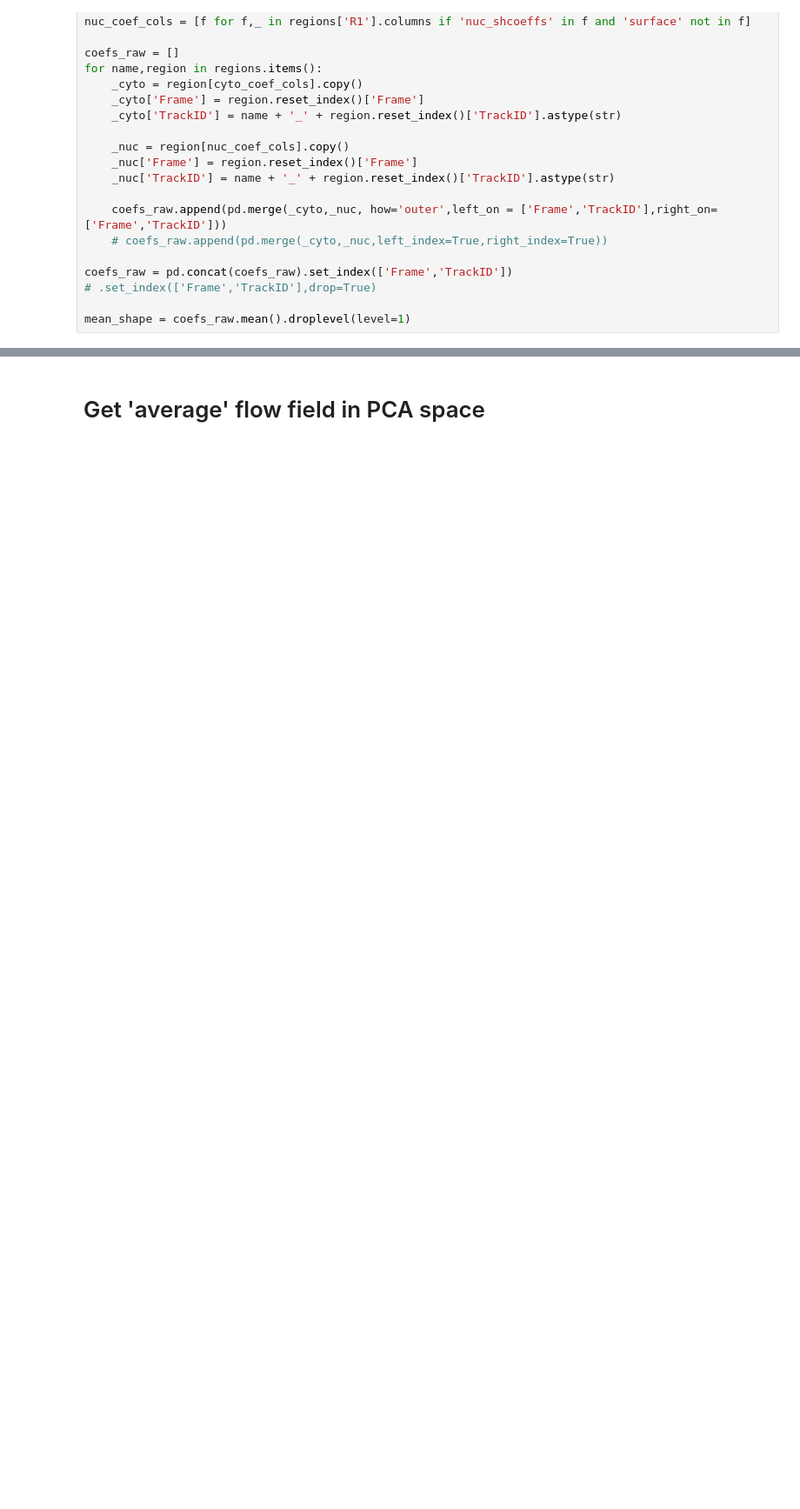
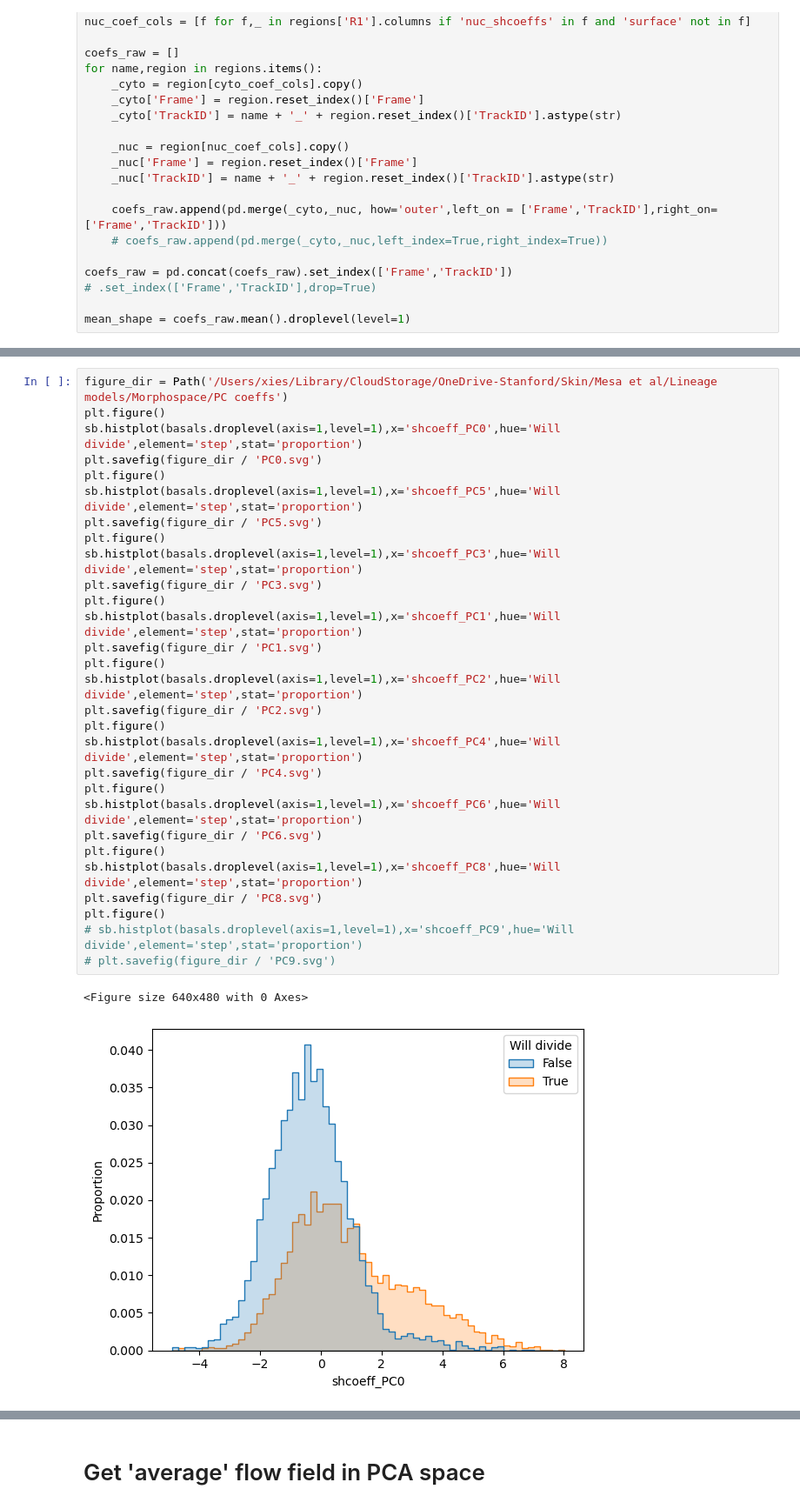
Before and after one commit to xies/mouse_skin_size_control, a Jupyter notebook: differentiation_analysis/morphometrics/visualize_PCA_space.ipynb, the cells around one changed output, grey strips where cells are left out. Shown at 87% size. Drawn from its saved outputs; the diff is of its cells as text; blank space fills up the shorter version.

```diff
--- a/differentiation_analysis/morphometrics/visualize_PCA_space.ipynb
+++ b/differentiation_analysis/morphometrics/visualize_PCA_space.ipynb
@@ -86,0 +133,32 @@ components
+# %%
+figure_dir = Path('/Users/xies/Library/CloudStorage/OneDrive-Stanford/Skin/Mesa et al/Lineage models/Morphospace/PC coeffs')
+plt.figure()
+sb.histplot(basals.droplevel(axis=1,level=1),x='shcoeff_PC0',hue='Will divide',element='step',stat='proportion')
+plt.savefig(figure_dir / 'PC0.svg')
+plt.figure()
+sb.histplot(basals.droplevel(axis=1,level=1),x='shcoeff_PC5',hue='Will divide',element='step',stat='proportion')
+plt.savefig(figure_dir / 'PC5.svg')
+plt.figure()
+sb.histplot(basals.droplevel(axis=1,level=1),x='shcoeff_PC3',hue='Will divide',element='step',stat='proportion')
+plt.savefig(figure_dir / 'PC3.svg')
+plt.figure()
+sb.histplot(basals.droplevel(axis=1,level=1),x='shcoeff_PC1',hue='Will divide',element='step',stat='proportion')
+plt.savefig(figure_dir / 'PC1.svg')
+plt.figure()
+sb.histplot(basals.droplevel(axis=1,level=1),x='shcoeff_PC2',hue='Will divide',element='step',stat='proportion')
+plt.savefig(figure_dir / 'PC2.svg')
+plt.figure()
+sb.histplot(basals.droplevel(axis=1,level=1),x='shcoeff_PC4',hue='Will divide',element='step',stat='proportion')
+plt.savefig(figure_dir / 'PC4.svg')
+plt.figure()
+sb.histplot(basals.droplevel(axis=1,level=1),x='shcoeff_PC6',hue='Will divide',element='step',stat='proportion')
+plt.savefig(figure_dir / 'PC6.svg')
+plt.figure()
+sb.histplot(basals.droplevel(axis=1,level=1),x='shcoeff_PC8',hue='Will divide',element='step',stat='proportion')
+plt.savefig(figure_dir / 'PC8.svg')
+plt.figure()
+# sb.histplot(basals.droplevel(axis=1,level=1),x='shcoeff_PC9',hue='Will divide',element='step',stat='proportion')
+# plt.savefig(figure_dir / 'PC9.svg')
+# %% [output]
+<Figure size 640x480 with 0 Axes>
+[figure, added]
```
Also changed, not shown: parts of 10 cells of this notebook, 6 other files.
